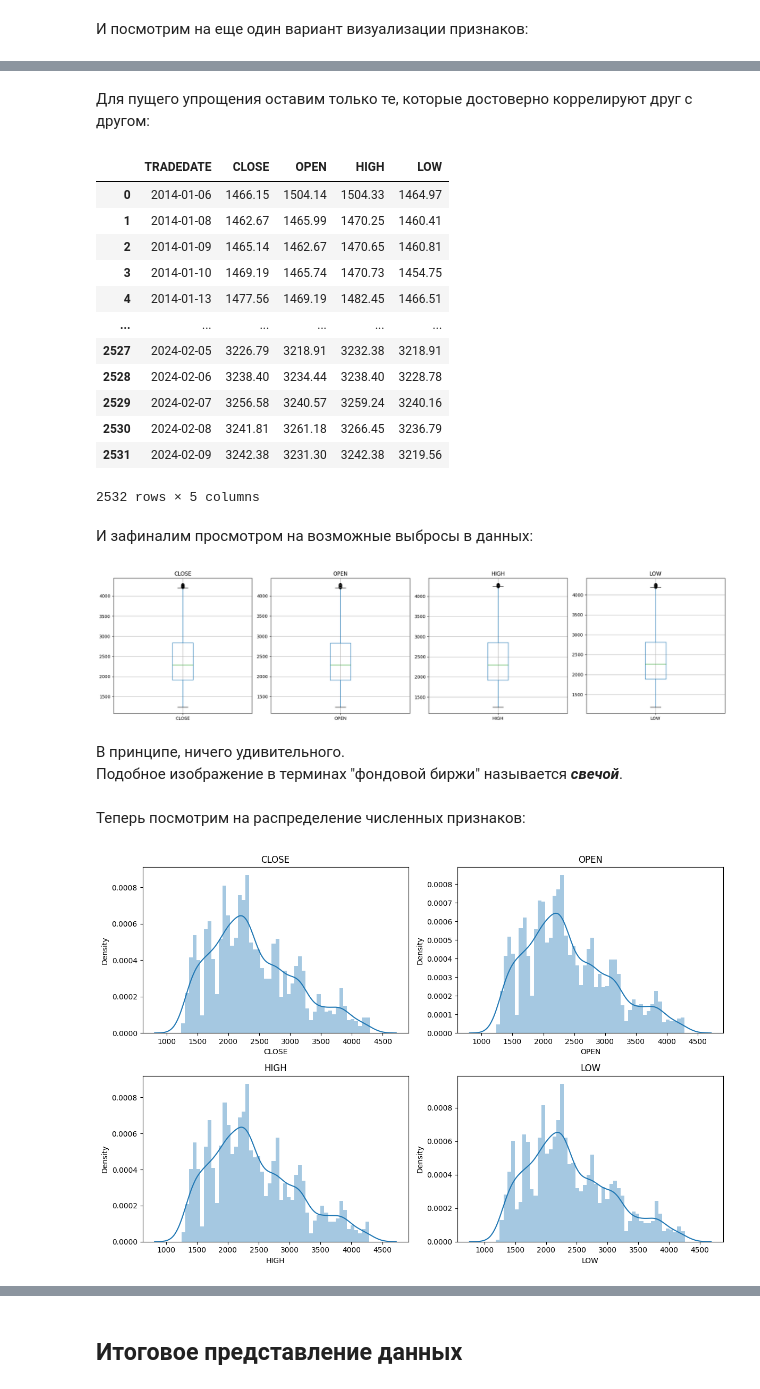
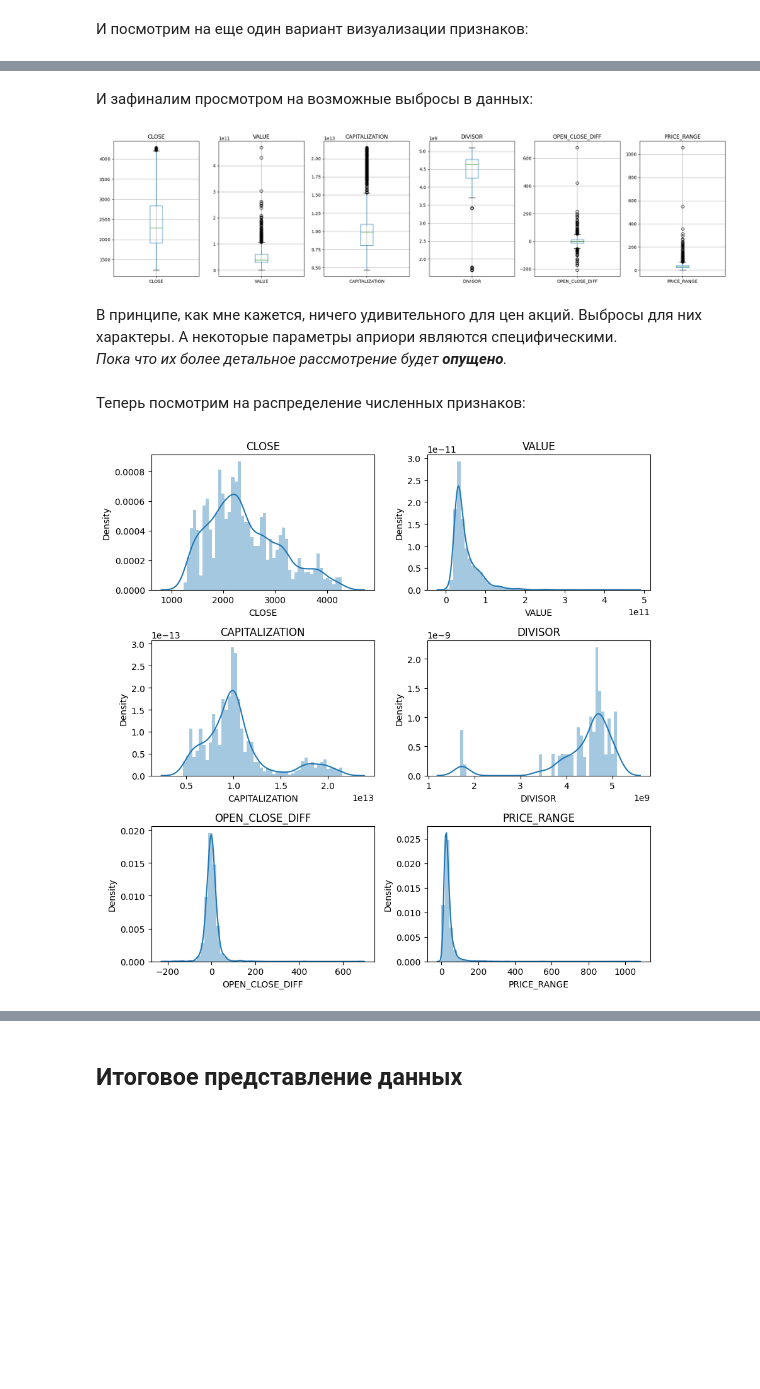
Before and after one commit to mariaa-ea/Machine-learning-for-scientific-data-analysis, a Jupyter notebook: PR_1.ipynb, the cells around one changed output, grey strips where cells are left out. Drawn from its saved outputs; the diff is of its cells as text; code cells hidden in the pictures; blank space fills up the shorter version.

```diff
--- a/PR_1.ipynb
+++ b/PR_1.ipynb
@@ -262,0 +275,7 @@ plt.show()
+# %%
+corrs = data_new.corr()
+upper_tri = corrs.where(np.triu(np.ones(corrs.shape), k=1).astype(bool))
+upper_tri
+
+plt.figure(figsize=(8, 8))
+sns.heatmap(upper_tri, cmap='coolwarm', square=True, annot=True);
@@ -262,0 +286,6 @@ plt.show()
+# %%
+cols_to_drop = [column for column in upper_tri.columns if any(upper_tri[column] > 0.95)]
+
+data_new = data_new.drop(cols_to_drop, axis=1)
+
+data_new.columns
@@ -263,11 +298,14 @@ plt.show()
 # %% [markdown]
 И посмотрим на еще один вариант визуализации признаков:
 # %%
-fig, axes = plt.subplots(nrows=len(data.columns), ncols=len(data.columns), figsize=(25, 20))
+fig, axes = plt.subplots(nrows=len(data_new.columns), ncols=len(data_new.columns), figsize=(25, 20))
 
-for i, feature_1 in enumerate(data.columns):
-    for j, feature_2 in enumerate(data.columns):
-        data.plot.scatter(x=feature_1, y=feature_2, ax=axes[i, j])
+for i, feature_1 in enumerate(data_new.columns):
+    for j, feature_2 in enumerate(data_new.columns):
+        if i >= j:
+            axes[i, j].axis('off')
+        else:
+            data_new.plot.scatter(x=feature_1, y=feature_2, ax=axes[i, j])
 
 plt.tight_layout()
 plt.show()
@@ -276,53 +314,36 @@ plt.show()
-# %% [markdown]
-Для пущего упрощения оставим только те, которые достоверно коррелируют друг с другом:
-# %%
-data = data.drop(['VALUE', 'CAPITALIZATION', 'DIVISOR'], axis=1)
-data
-# %% [output]
-|  | TRADEDATE | CLOSE | OPEN | HIGH | LOW |
-| 0 | 2014-01-06 | 1466.15 | 1504.14 | 1504.33 | 1464.97 |
-| 1 | 2014-01-08 | 1462.67 | 1465.99 | 1470.25 | 1460.41 |
-| 2 | 2014-01-09 | 1465.14 | 1462.67 | 1470.65 | 1460.81 |
-| 3 | 2014-01-10 | 1469.19 | 1465.74 | 1470.73 | 1454.75 |
-| 4 | 2014-01-13 | 1477.56 | 1469.19 | 1482.45 | 1466.51 |
-| ... | ... | ... | ... | ... | ... |
-| 2527 | 2024-02-05 | 3226.79 | 3218.91 | 3232.38 | 3218.91 |
-| 2528 | 2024-02-06 | 3238.40 | 3234.44 | 3238.40 | 3228.78 |
-| 2529 | 2024-02-07 | 3256.58 | 3240.57 | 3259.24 | 3240.16 |
-| 2530 | 2024-02-08 | 3241.81 | 3261.18 | 3266.45 | 3236.79 |
-| 2531 | 2024-02-09 | 3242.38 | 3231.30 | 3242.38 | 3219.56 |
-2532 rows × 5 columns
 # %% [markdown]
 И зафиналим просмотром на возможные выбросы в данных:
 # %%
-numeric_columns = data.select_dtypes(include=np.number).columns
+numeric_columns = data_new.select_dtypes(include=np.number).columns
 
 fig, axes = plt.subplots(nrows=1, ncols=len(numeric_columns), figsize=(20, 5))
 
 for i, feature in enumerate(numeric_columns):
-    data.boxplot(column=feature, ax=axes[i])
+    data_new.boxplot(column=feature, ax=axes[i])
     axes[i].set_title(feature)
 
 plt.tight_layout()
 plt.show()
 # %% [output]
-[figure, old version]
+[figure, new version]
-# %% [markdown]
-В принципе, ничего удивительного.
-Подобное изображение в терминах "фондовой биржи" называется _**свечой**_.
+# %% [markdown]
+В принципе, как мне кажется, ничего удивительного для цен акций.
+Выбросы для них характеры.  А некоторые параметры априори являются специфическими.
+<br>
+_Пока что их более детальное рассмотрение будет **опущено**._
 # %% [markdown]
 Теперь посмотрим на распределение численных признаков:
 # %%
-fig, axes = plt.subplots(len(numeric_columns)//2, 2, figsize=(12, 4 * (len(numeric_columns)//2)))
+fig, axes = plt.subplots(len(numeric_columns)//2, 2, figsize=(9, 3 * (len(numeric_columns)//2)))
 
-for i, feature in enumerate(data.columns[1:]):
-    if data[feature].dtype in [int, float]:
+for i, feature in enumerate(data_new.columns[1:]):
+    if data_new[feature].dtype in [int, float]:
         row = i // 2
         col = i % 2
-        sns.distplot(data[feature].dropna(), bins=50, ax=axes[row, col])
+        sns.distplot(data_new[feature].dropna(), bins=50, ax=axes[row, col])
         axes[row, col].set_title(feature)
 
 plt.tight_layout()
 plt.show()
 # %% [output]
-[figure, old version]
+[figure, new version]
```
Also changed, not shown: parts of 32 cells of this notebook.
